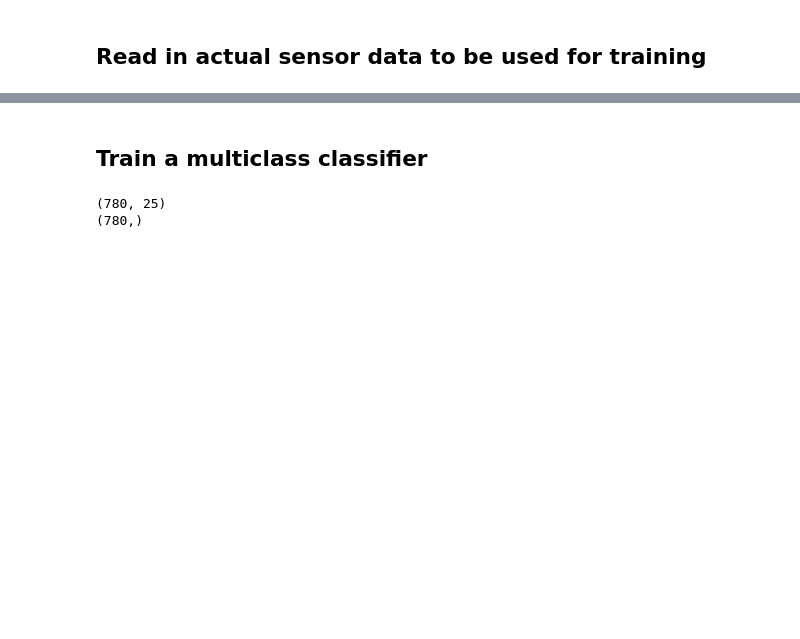
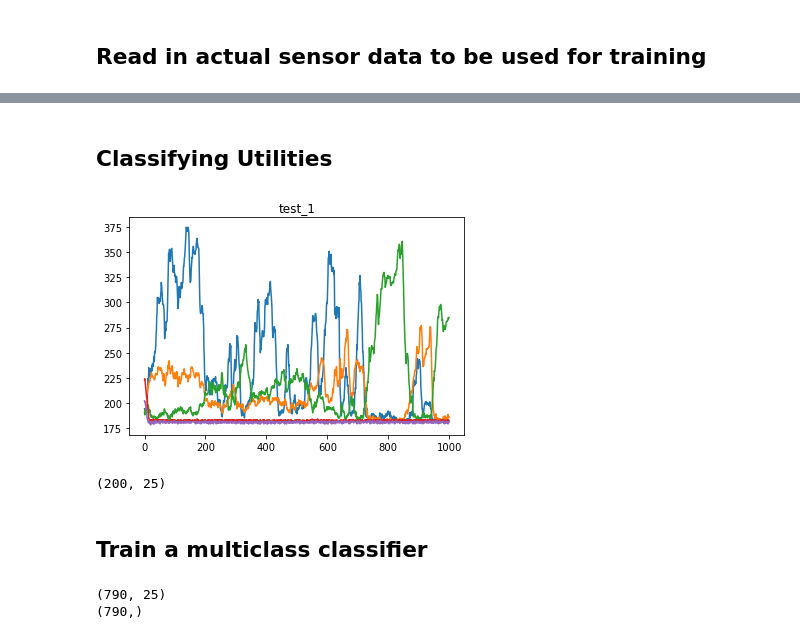
Before and after one commit to agola11/SquatIQ, a Jupyter notebook: experimentation/squatiq_experimentation.ipynb, the cells around one changed output, grey strips where cells are left out. Drawn from its saved outputs; the diff is of its cells as text; code cells hidden in the pictures; blank space fills up the shorter version.

```diff
--- a/experimentation/squatiq_experimentation.ipynb
+++ b/experimentation/squatiq_experimentation.ipynb
@@ -75,2 +75,44 @@ for fn in input_files.keys():
+# %% [markdown]
+## Classifying Utilities
+# %%
+classes = {'heel_lift_pronation_end.csv': 0,
+           'heel_lift_supination_end.csv': 1,
+           'pure_supination_end.csv': 2,
+           'pure_heel_lift_end.csv': 3,
+           'pure_pronation_end.csv': 4}
+
+classes_inv = {0:'heel_lift_pronation_end.csv',
+               1:'heel_lift_supination_end.csv',
+               2:'pure_supination_end.csv',
+               3:'pure_heel_lift_end.csv',
+               4:'pure_pronation_end.csv'}
+
+# expects array-like data
+def create_training_data(data, offset=5):
+    N, M = data.shape
+    idx = 0
+    X_t = []
+    while idx + offset <= N:
+        X_t.append(data[idx:idx+offset].flatten(order='F'))
+        idx += offset
+    return np.array(X_t)
+
+test_sensor_data = np.genfromtxt('input_heel_lift.csv', delimiter=',')
+N, M = test_sensor_data.shape
+
+test_sensor_data = test_sensor_data[200:1200]
+
+
+plt.figure()
+plt.title("test_1")
+plt.plot(test_sensor_data)
+plt.show()
+
+X_test = create_training_data(test_sensor_data)
+
+print(X_test.shape)
+# %% [output]
+[figure, added]
+(200, 25)
 # %% [markdown]
 ## Train a multiclass classifier
@@ -95,18 +119,22 @@ def create_training_data(data, offset=5):
 # %%
 Xs = []
 Ys = []
-for key in sensor_data_denoised.keys():
-    data = sensor_data_denoised[key]
+for key in sensor_data_train.keys():
+    data = sensor_data_train[key]
     X_t = create_training_data(data)
     N_t, M_t = X_t.shape
     Xs.append(X_t)
     Ys.append([classes[key]] * N_t)
+
+X = np.vstack(Xs)
+Y = np.hstack(Ys)
+
+print (X.shape)
+print (Y.shape)
+
+from sklearn.svm import LinearSVC
+
+multi_clf = LinearSVC().fit(X, Y)
+# %% [output]
+(790, 25)
+(790,)
-# %%
-X = np.vstack(Xs)
-Y = np.hstack(Ys)
-
-print (X.shape)
-print (Y.shape)
-# %% [output]
-(780, 25)
-(780,)
```
Also changed, not shown: parts of 6 cells of this notebook, 35 other files.
